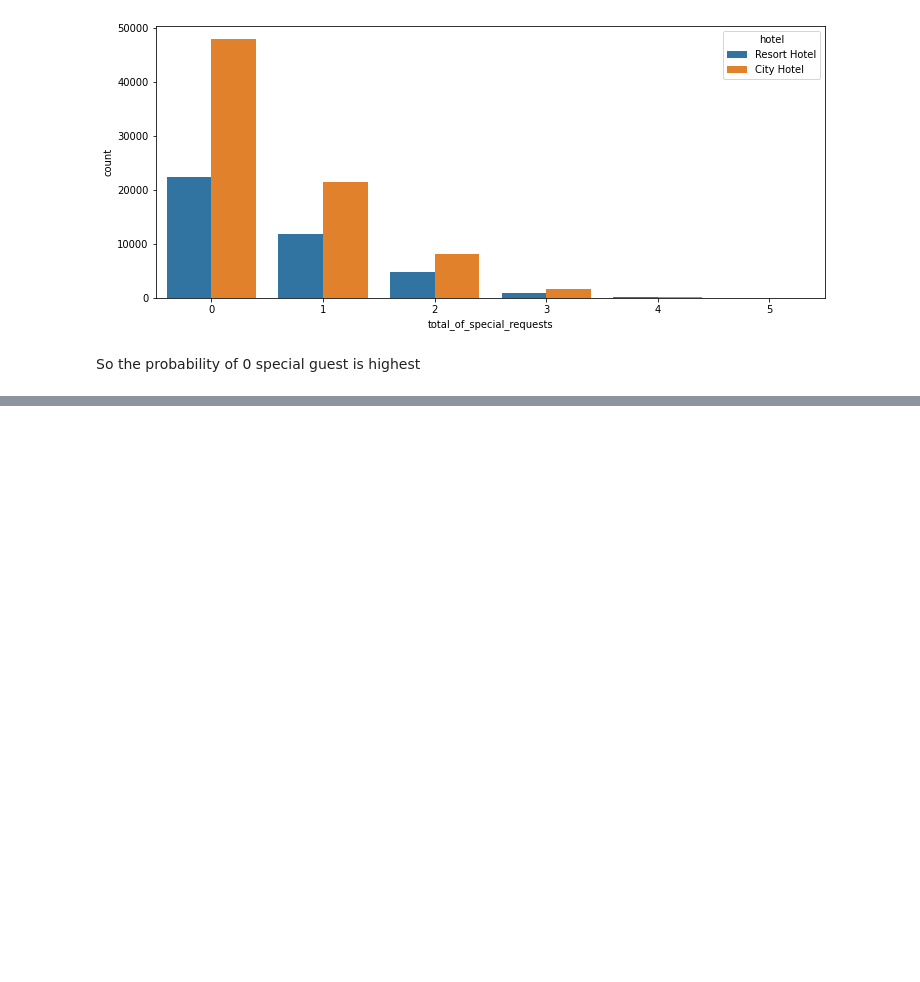
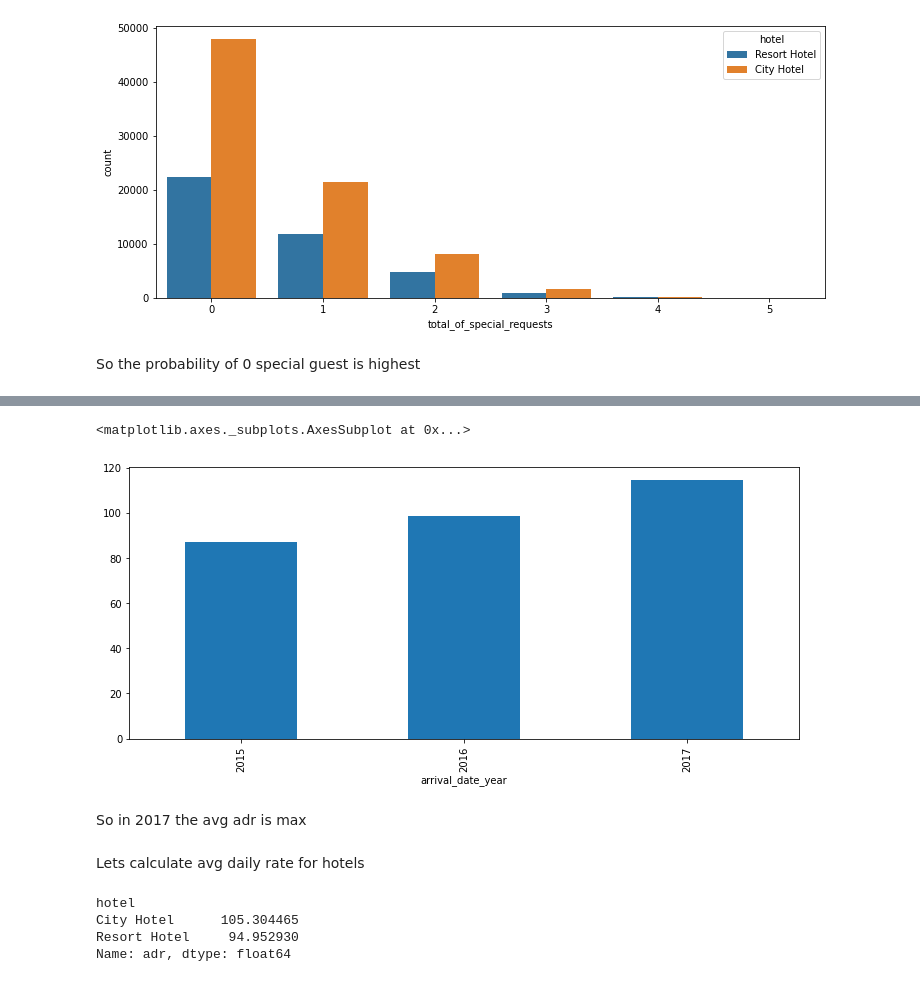
Before and after one commit to kiran2424/hotel-booking-data-analysis, a Jupyter notebook: Copy_of_Hotel_Booking_Analysis_Capstone_Project.ipynb, the cells around one changed output, grey strips where cells are left out. Drawn from its saved outputs; the diff is of its cells as text; code cells hidden in the pictures; blank space fills up the shorter version.

```diff
--- a/Copy_of_Hotel_Booking_Analysis_Capstone_Project.ipynb
+++ b/Copy_of_Hotel_Booking_Analysis_Capstone_Project.ipynb
@@ -351,0 +431,16 @@ So the probability of 0 special guest is highest
+# %%
+df_data.groupby(['arrival_date_year'])['adr'].mean().plot(kind='bar')
+# %% [output]
+<matplotlib.axes._subplots.AxesSubplot at 0x...>
+[figure, added]
+# %% [markdown]
+So in 2017 the avg adr is max
+# %% [markdown]
+Lets calculate avg daily rate for hotels
+# %%
+df_data.groupby(['hotel'])['adr'].mean()
+# %% [output]
+hotel
+City Hotel      105.304465
+Resort Hotel     94.952930
+Name: adr, dtype: float64
```
Also changed, not shown: parts of 26 cells of this notebook.
